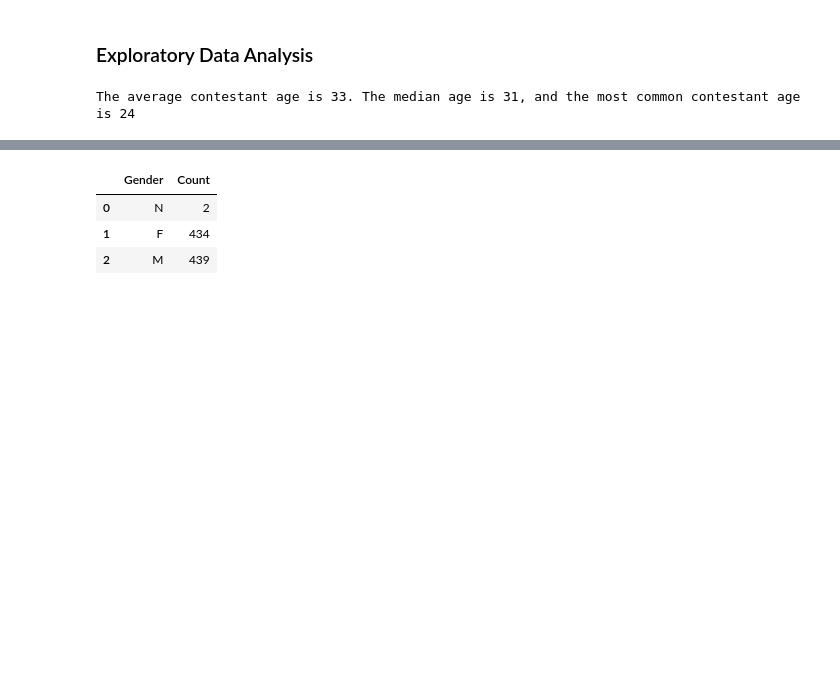
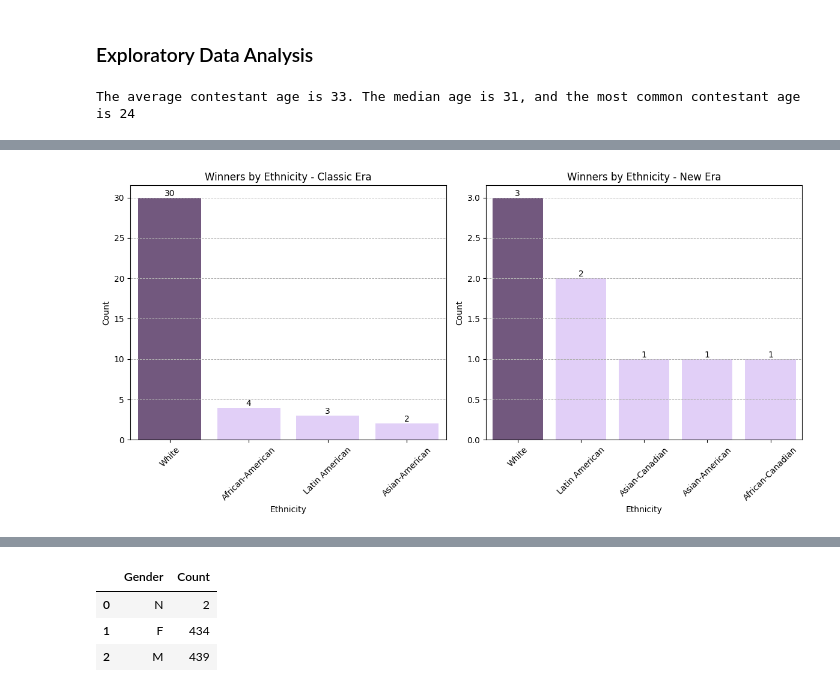
Before and after one commit to jubilbee/Survivor_EDA, a Jupyter notebook: Survivor_EDA.ipynb, the cells around one changed output, grey strips where cells are left out. Drawn from its saved outputs; the diff is of its cells as text; code cells hidden in the pictures; blank space fills up the shorter version.

```diff
--- a/Survivor_EDA.ipynb
+++ b/Survivor_EDA.ipynb
@@ -353 +329,71 @@ sql(test_sql)
+# %%
+# Are there any shared demographics of top players? (High Survivor Scores/Averages, (Most Idols played- not necessarily 'top' players), Season winners)
+winner_ethn_classic = '''
+SELECT Ethnicity, COUNT(Ethnicity) as Count
+FROM contestants
+WHERE Finish = 1 AND Season <= 39
+GROUP BY Ethnicity
+ORDER BY Count DESC;
+'''
+sql(winner_ethn_classic)
+max_count = sql(winner_ethn_classic)['Count'].max()
+
+winner_ethn_new_era = '''
+SELECT Ethnicity, COUNT(Ethnicity) as Count
+FROM contestants
+WHERE Finish = 1 AND Season >= 40
+GROUP BY Ethnicity
+ORDER BY Count DESC;
+'''
+sql(winner_ethn_new_era)
+max_new_count = sql(winner_ethn_new_era)['Count'].max()
+
+colors1 = ['#745284' if count == max_count else '#E0C9FD' for count in sql(winner_ethn_classic)['Count']]
+colors2 = ['#745284' if count == max_new_count else '#E0C9FD' for count in sql(winner_ethn_new_era)['Count']]
+
+fig, axes = plt.subplots(1, 2, figsize=(12, 6))
+
+plot1 = sns.barplot(x='Ethnicity',
+                    y='Count',
+                    data=sql(winner_ethn_classic),
+                    palette=colors1,
+                    hue='Ethnicity',
+                    legend=False,
+                    ax=axes[0])
+axes[0].set_title('Winners by Ethnicity - Classic Era')
+for bar in plot1.patches:
+    height = bar.get_height()
+    plot1.text(
+        bar.get_x() + bar.get_width() / 2,
+        height,
+        f'{height:.0f}',
+        ha='center',
+        va='bottom'
+    )
+axes[0].grid(True, which='both', axis='y', linestyle='--', linewidth=0.7)
+axes[0].tick_params(axis='x', rotation=45)
+
+plot2 = sns.barplot(x='Ethnicity',
+                    y='Count',
+                    data=sql(winner_ethn_new_era),
+                    palette=colors2,
+                    hue='Ethnicity',
+                    legend=False,
+                    ax=axes[1])
+axes[1].set_title('Winners by Ethnicity - New Era')
+for bar in plot2.patches:
+    height = bar.get_height()
+    plot2.text(
+        bar.get_x() + bar.get_width() / 2,
+        height,
+        f'{height:.0f}',
+        ha='center',
+        va='bottom'
+    )
+axes[1].grid(True, which='both', axis='y', linestyle='--', linewidth=0.7)
+axes[1].tick_params(axis='x', rotation=45)
+plt.tight_layout()
+plt.show()
+# %% [output]
+[figure, added]
 # %%
```
Also changed, not shown: parts of 12 cells of this notebook, 1 other file.
